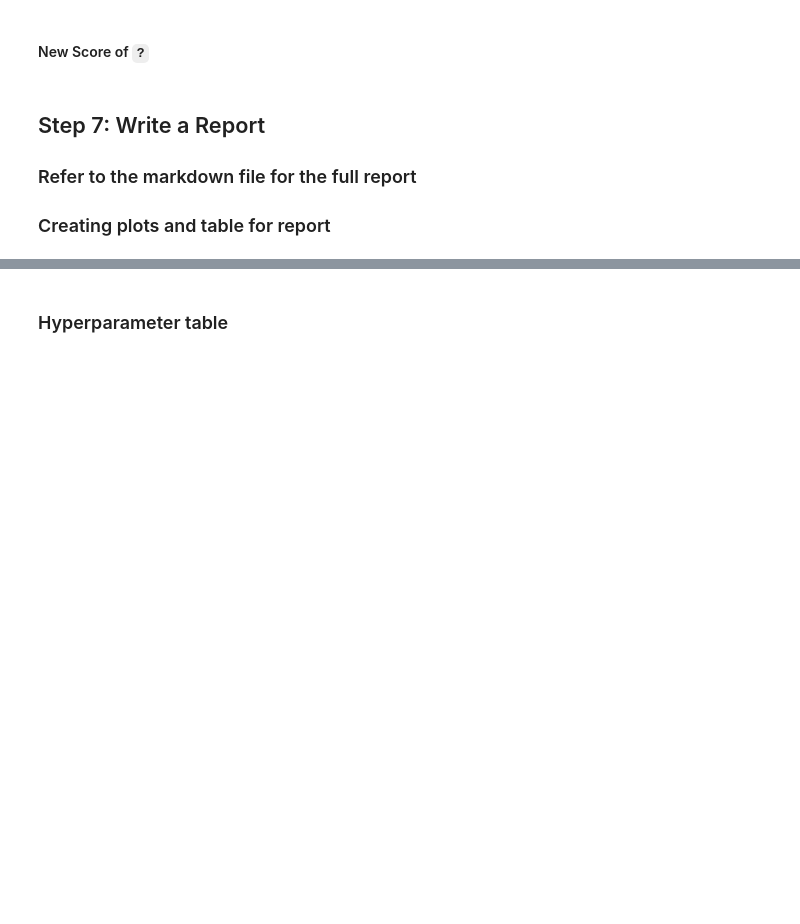
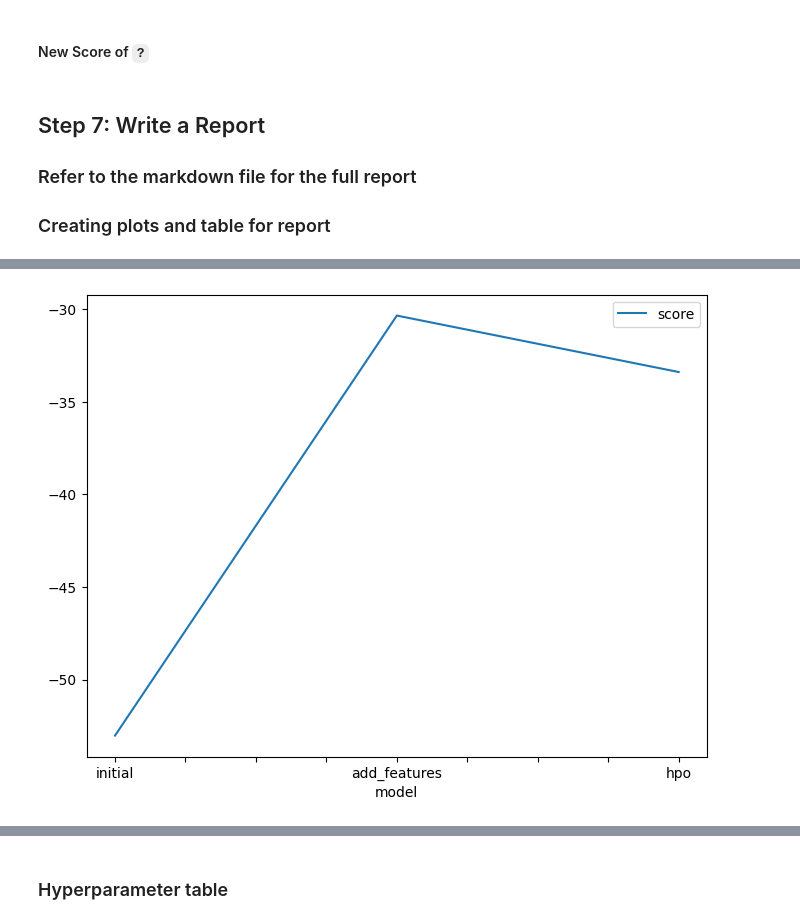
Before and after one commit to Mach-web/bike_sharing, a Jupyter notebook: project/project-template.ipynb, the cells around one changed output, grey strips where cells are left out. Saved outputs shown, nothing was run; the diff lists cells and outputs as text; code cells hidden in the pictures; blank space fills up the shorter version.

```diff
--- a/project/project-template.ipynb
+++ b/project/project-template.ipynb
@@ -628,0 +650,22 @@ predictor_new_hpo = TabularPredictor(?).fit(?)
+# %%
+hyperparameters = {
+    'GBM': {'num_boost_round': 1000},  # Adjust hyperparameters for Gradient Boosting Machines
+    'RF': {'n_estimators': 300},      # Adjust hyperparameters for Random Forest
+    'CAT': {'iterations': 1000},        # Adjust hyperparameters for CatBoost
+}
+hyperparameter_tune_kwargs = {
+    "n_estimators": [50, 100, 200],
+    "search_options": {
+        "num_initial_points": 20,
+        "num_random_draws": 20
+    }
+}
+# %%
+predictor_new_hpo = TabularPredictor(label = "count",
+                                    problem_type = 'regression',
+                                    eval_metric = 'rmse').fit(
+    train_data = new_train.loc[: , ~new_train.columns.isin(['registered', 'casual'])],
+    time_limit = 600,
+    presets = 'best_quality',
+    hyperparameters = hyperparameters
+)
@@ -648,13 +770,17 @@ submission_new_hpo.to_csv("submission_new_hpo.csv", index=False)
 # %%
 # Taking the top model score from each training run and creating a line plot to show improvement
 # You can create these in the notebook and save them to PNG or use some other tool (e.g. google sheets, excel)
 fig = pd.DataFrame(
     {
         "model": ["initial", "add_features", "hpo"],
-        "score": [?, ?, ?]
+        "score": [predictor.leaderboard()[predictor.leaderboard()['model'] == predictor.model_best].score_val[0],
+                  predictor_new_features.leaderboard()[predictor_new_features.leaderboard()['model'] == predictor_new_features.model_best].score_val[0],
+                  predictor_new_hpo.leaderboard()[predictor_new_hpo.leaderboard()['model'] == predictor_new_hpo.model_best].score_val[-0]]
     }
 ).plot(x="model", y="score", figsize=(8, 6)).get_figure()
 fig.savefig('model_train_score.png')
+# %% [output]
+[figure, added]
 # %%
 # Take the 3 kaggle scores and creating a line plot to show improvement
 fig = pd.DataFrame(
```
Also changed, not shown: parts of 39 cells of this notebook.
